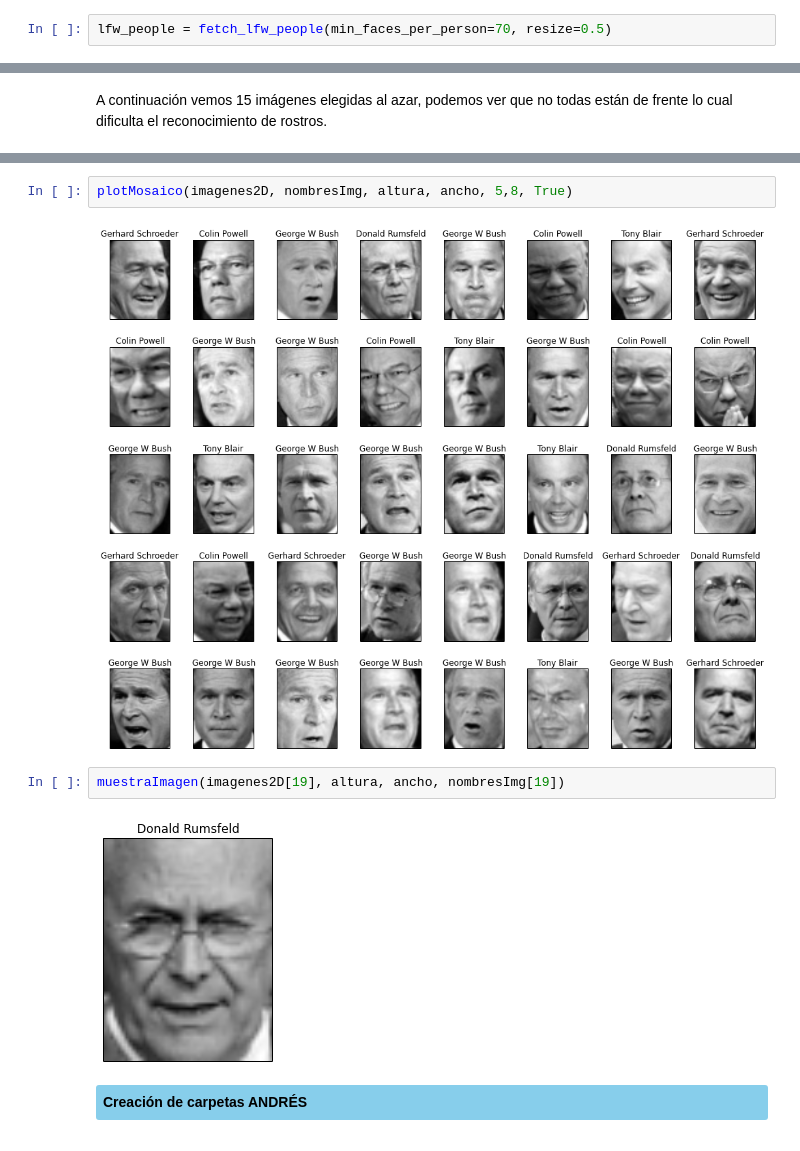
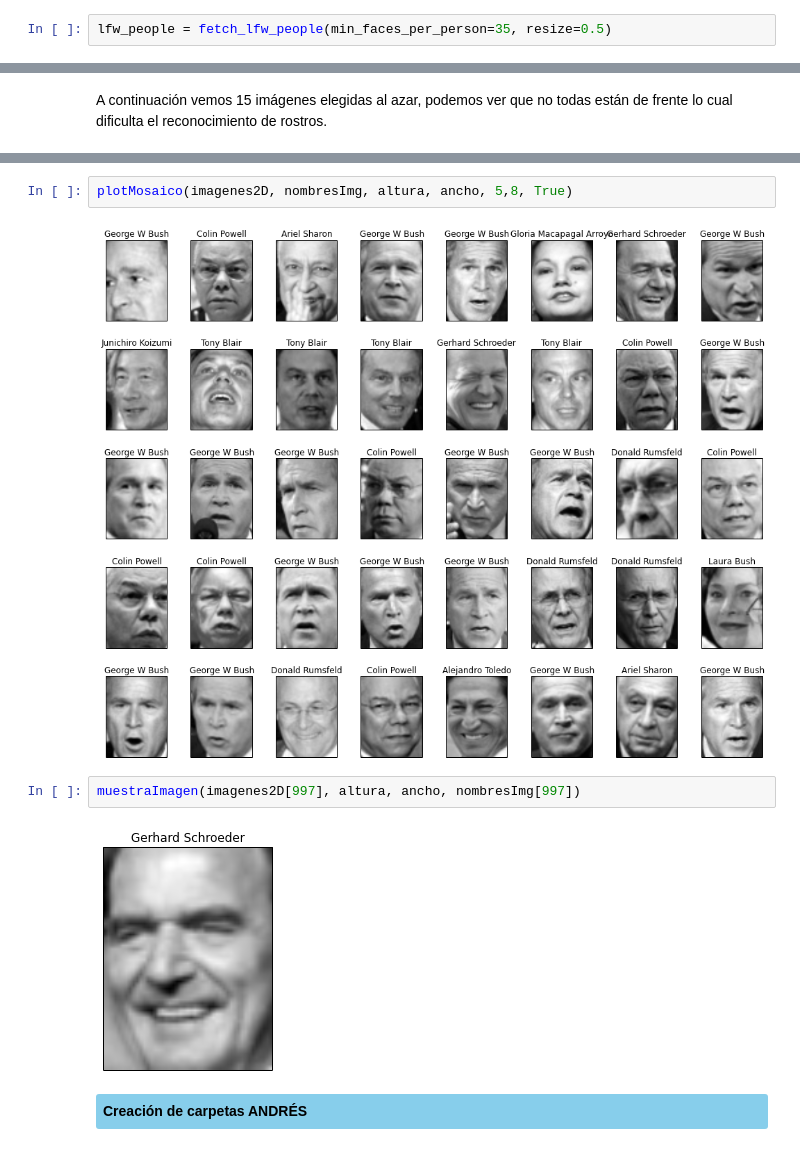
Before and after one commit to laurav19/proyecto-mate-compu, a Jupyter notebook: Proyecto-PRESENTACION.ipynb, the cells around one changed output, grey strips where cells are left out. Saved outputs shown, nothing was run; the diff lists cells and outputs as text.

```diff
--- a/Proyecto-PRESENTACION.ipynb
+++ b/Proyecto-PRESENTACION.ipynb
@@ -32,7 +32,7 @@ from funciones import *
 # %% [markdown]
 Importamos la base de datos de Labeled Faces in the Wild con un mínimo de 70 imágenes por persona.
 # %%
-lfw_people = fetch_lfw_people(min_faces_per_person=70, resize=0.5)
+lfw_people = fetch_lfw_people(min_faces_per_person=35, resize=0.5)
 # %% [markdown]
 <div style = "background-color: #87CEEB; border-radius: 3px; padding: 7px">
 <b>Asignación de variables ANDRÉS</b>
@@ -96,11 +101,11 @@ plotMosaico(matrizAleatoria(3,5, imagenes1D)[0], matrizAleatoria(3,5, imagenes1D
 # %%
 plotMosaico(imagenes2D, nombresImg, altura, ancho, 5,8, True)
 # %% [output]
-[figure, old version]
+[figure, new version]
 # %%
-muestraImagen(imagenes2D[19], altura, ancho, nombresImg[19])
+muestraImagen(imagenes2D[997], altura, ancho, nombresImg[997])
 # %% [output]
-[figure, old version]
+[figure, new version]
 # %% [markdown]
 <div style = "background-color: #87CEEB; border-radius: 3px; padding: 7px">
 <b>Creación de carpetas ANDRÉS</b>
```
Also changed, not shown: parts of 17 cells of this notebook.
